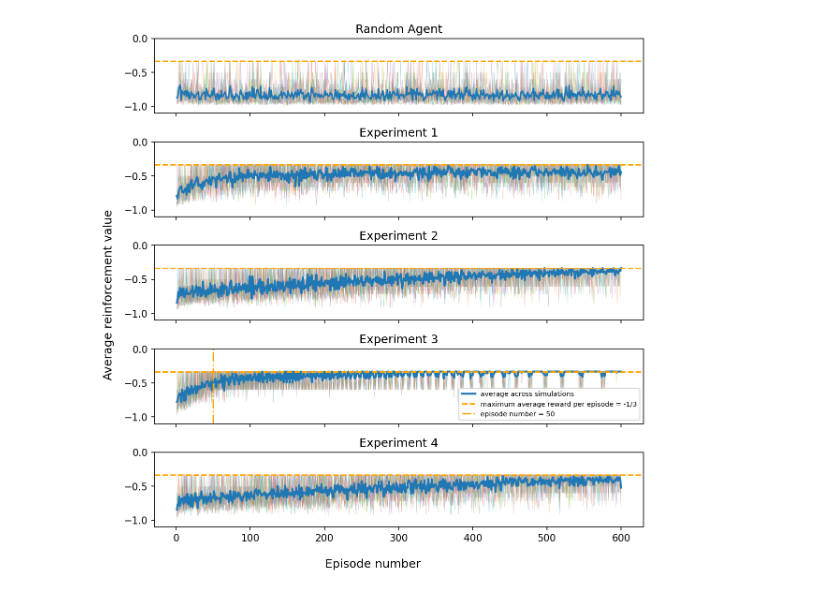
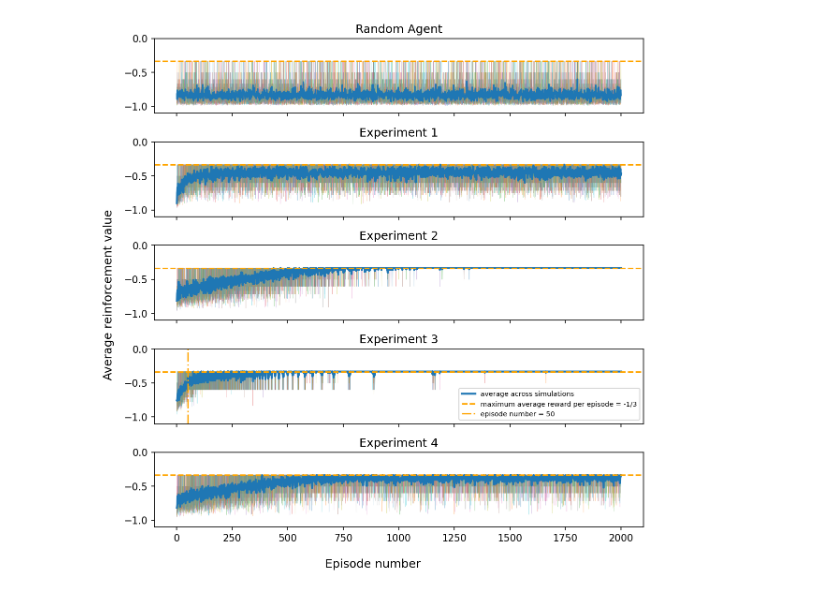
Before and after one commit to lindavin/hysteretic-q-learning, a Jupyter notebook: Hysteretic_QLearner_GridWorld.ipynb, the cells around one changed output. Cells and saved outputs as stored; diff of their text form; code cells hidden in the pictures.

```diff
--- a/Hysteretic_QLearner_GridWorld.ipynb
+++ b/Hysteretic_QLearner_GridWorld.ipynb
@@ -27,21 +27,19 @@ experiments = (
     "exploration_rate": lambda _: 0.1
 })
 # %%
-def simulate_grid_world(agent, task, t, system_temparature = None):
+def simulate_grid_world(agent, task, t):
     state = task.get_state()
-    T = system_temparature
     while not task.isTerminalState(state):
         t += 1
-        action = agent.action_selection(state, t, T)
-        if(T is not None):
-            T = T * 0.99
+
+        action = agent.action_selection(state, None, t)
         reward, new_state = task.respond_to_action(action)
         if(isinstance(agent, HystereticQLearner)):
             agent.update(state, action, new_state, reward, t)
         else:
-            agent.update(state, reward, t)
+            agent.update(new_state, reward, t)
         state = new_state
-    return t, T
+    return t
 
 import numpy as np
 
@@ -50,13 +48,10 @@ import matplotlib.pyplot as plt
 fig, axs = plt.subplots(5, 1, figsize=(8, 8), sharex=True)
 fig.set_dpi(150)
 
-num_episodes = 600 # 150 was good
+num_episodes = 2000 # 150 was good
 num_simulations = 10
 
 decrease_rate = lambda _: 0.01
-
-T = 5000 # Is the system temparature reset in between episodes? assuming not....
-
 for j, exp in enumerate(experiments):
     i = j + 1
     rewards = np.zeros((num_simulations, num_episodes))
@@ -68,10 +63,12 @@ for j, exp in enumerate(experiments):
     for sim in range(num_simulations):
         t = 0
         task = GridWorld(4, start_state = (3,0), terminal_states=[(0,0), (3,3)])
+#         agent = QLearner(task, exploration_rate, learning_rate, discount_rate)
         agent = HystereticQLearner(task, exploration_rate, learning_rate, discount_rate, decrease_rate)
+
         prev_t = t
         for ep in range(num_episodes):
-            t, T = simulate_grid_world(agent, task, t)
+            t = simulate_grid_world(agent, task, t)
             num_steps = t - prev_t
             rewards[sim][ep] = agent.accumulated_reward / num_steps
             agent.accumulated_reward = 0
@@ -101,7 +98,7 @@ for sim in range(num_simulations):
     state = task.get_state()
     prev_t = t
     for ep in range(num_episodes):
-        t, _ = simulate_grid_world(agent, task, t)
+        t = simulate_grid_world(agent, task, t)
         num_steps = t - prev_t
         rewards[sim][ep] = agent.accumulated_reward / num_steps
         agent.accumulated_reward = 0
@@ -109,31 +106,31 @@ for sim in range(num_simulations):
         prev_t = t
     axs[0].plot(range(1, num_episodes + 1), rewards[sim], alpha=0.3, lw=0.5)
 
 average = np.average(rewards, axis = 0)
 axs[0].plot(range(1, num_episodes + 1), average)
 
 median = np.median(rewards, axis = 0)
 #axs[0].plot(range(1, num_episodes + 1), median, label="median", lw=2)
 
 axs[0].set_title("Random Agent")
 
 
 # max reward
 for i, ax in enumerate(axs):
     ax.axhline(-1/3, label="maximum average reward per episode = -1/3", ls = '--', c='orange')
 
     if(i == 3):
         ep_number = 50
         axs[i].axvline(ep_number, ls='-.', c='orange', label="episode number = {}".format(ep_number))
 
         axs[i].legend(loc='best', fontsize=7)
 
     ax.set_ylim(-1.1, 0)
 
 
 fig.supxlabel('Episode number')
 fig.supylabel('Average reinforcement value')
 
 plt.tight_layout()
 # %% [output]
-[figure, old version]
+[figure, new version]
```
Also changed, not shown: parts of 1 cell of this notebook, 5 other files.
